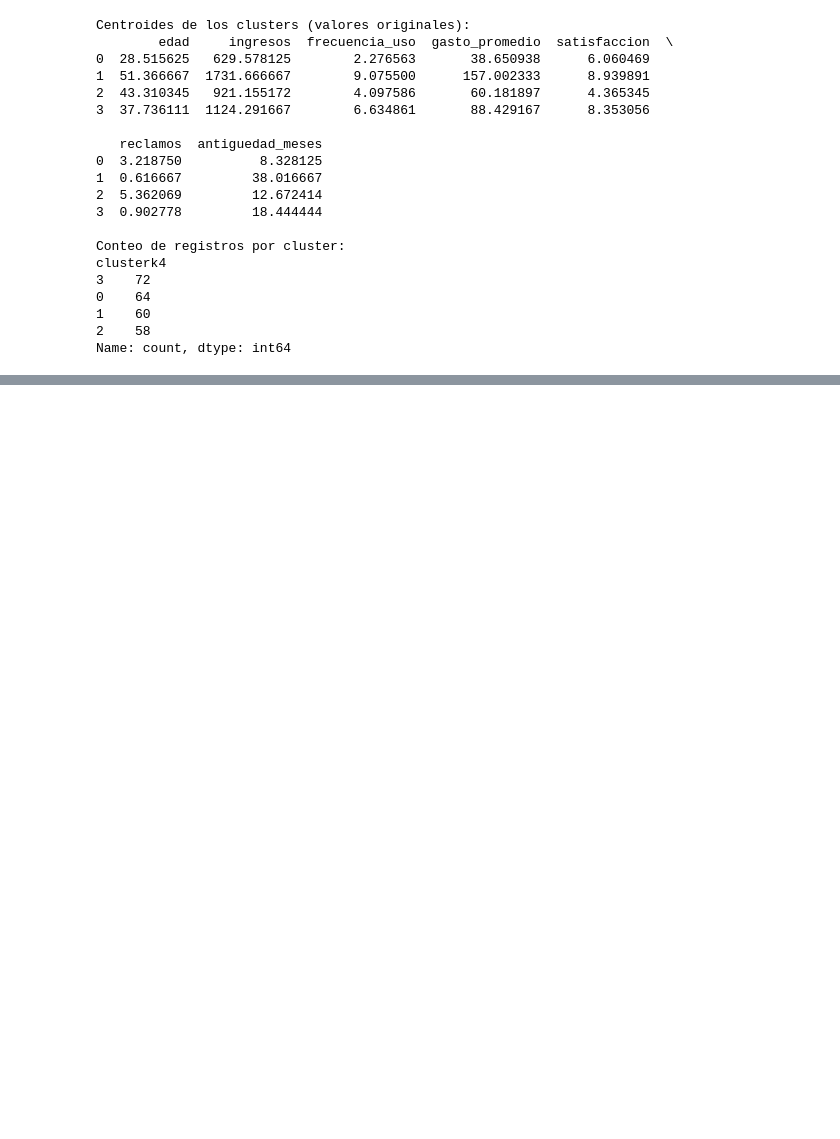
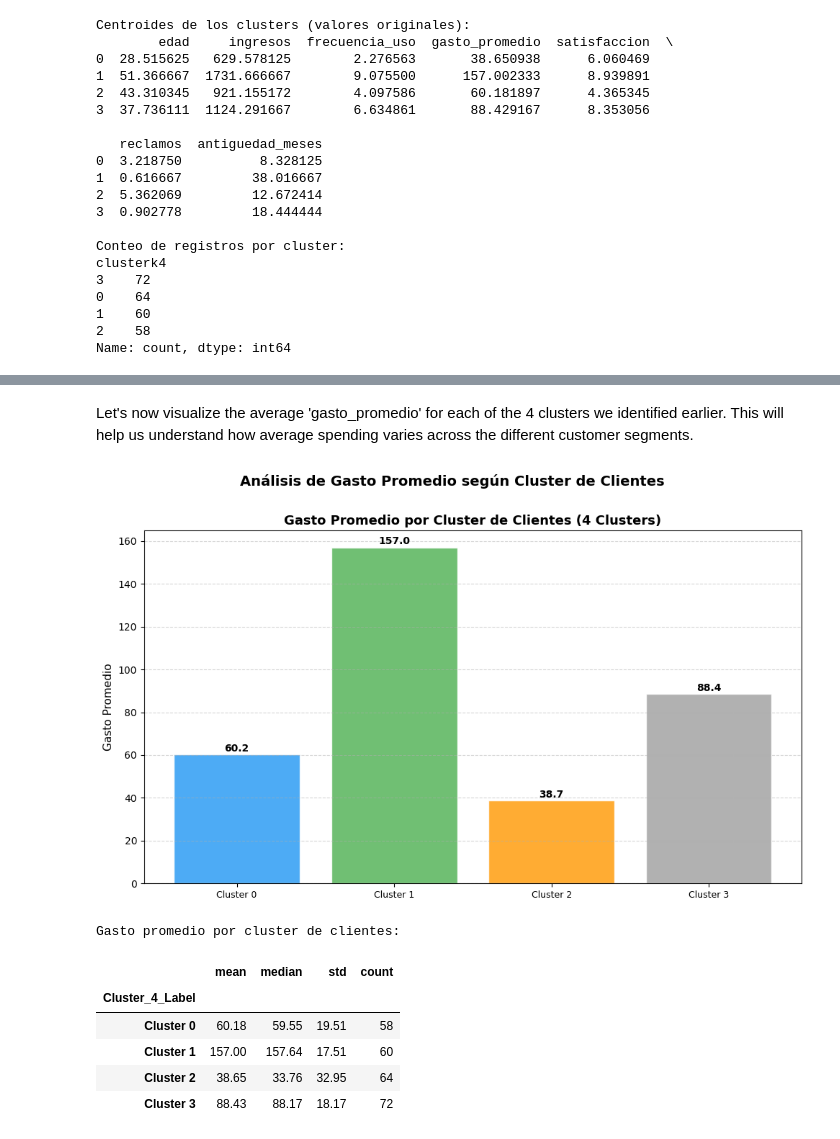
Before and after one commit to dechl-98/ChavezDavid2534532021, a Jupyter notebook: ClaveG/Ejercicio3_Clusterización_de_Datos.ipynb, the cells around one changed output, grey strips where cells are left out. Cells and saved outputs as stored; diff of their text form; code cells hidden in the pictures; blank space fills up the shorter version.

```diff
--- a/ClaveG/Ejercicio3_Clusterización_de_Datos.ipynb
+++ b/ClaveG/Ejercicio3_Clusterización_de_Datos.ipynb
@@ -129,0 +185,43 @@ Name: count, dtype: int64
+# %% [markdown]
+Let's now visualize the average 'gasto_promedio' for each of the 4 clusters we identified earlier. This will help us understand how average spending varies across the different customer segments.
+# %%
+# Map cluster numbers to meaningful labels for better visualization
+cluster_labels_map = {0: 'Cluster 0', 1: 'Cluster 1', 2: 'Cluster 2', 3: 'Cluster 3'}
+df['Cluster_4_Label'] = df['Cluster_4'].map(cluster_labels_map)
+
+orden_clusters = [cluster_labels_map[i] for i in sorted(cluster_labels_map.keys())]
+colors_box = ['#2196F3', '#4CAF50', '#FF9800', '#9E9E9E'] # Example colors, can be customized
+
+fig, ax = plt.subplots(figsize=(10, 6))
+
+# Calculate average 'gasto_promedio' for each cluster
+promedios_gasto = df.groupby('Cluster_4_Label')['gasto_promedio'].mean().reindex(orden_clusters)
+bars = ax.bar(orden_clusters, promedios_gasto.values, color=colors_box, alpha=0.8, edgecolor='white')
+
+# Add value labels on top of the bars
+for bar, val in zip(bars, promedios_gasto.values):
+    ax.text(bar.get_x() + bar.get_width()/2, bar.get_height() + 0.5,
+                 f'{val:.1f}', ha='center', va='bottom', fontsize=10, fontweight='bold')
+
+ax.set_ylabel('Gasto Promedio', fontsize=11)
+ax.set_title('Gasto Promedio por Cluster de Clientes (4 Clusters)', fontsize=13, fontweight='bold')
+# Set x-ticks explicitly before setting labels to address UserWarning
+ax.set_xticks(range(len(orden_clusters)))
+ax.set_xticklabels(orden_clusters, fontsize=9)
+ax.grid(axis='y', linestyle='--', alpha=0.5)
+
+plt.suptitle('Análisis de Gasto Promedio según Cluster de Clientes', fontsize=14, fontweight='bold', y=1.01)
+plt.tight_layout()
+plt.show()
+
+print("Gasto promedio por cluster de clientes:")
+display(df.groupby('Cluster_4_Label')['gasto_promedio'].agg(['mean', 'median', 'std', 'count']).round(2))
+# %% [output]
+[figure, added]
+Gasto promedio por cluster de clientes:
+|  | mean | median | std | count |
+| Cluster_4_Label |  |  |  |  |
+| Cluster 0 | 60.18 | 59.55 | 19.51 | 58 |
+| Cluster 1 | 157.00 | 157.64 | 17.51 | 60 |
+| Cluster 2 | 38.65 | 33.76 | 32.95 | 64 |
+| Cluster 3 | 88.43 | 88.17 | 18.17 | 72 |
```
Also changed, not shown: parts of 3 cells of this notebook.
